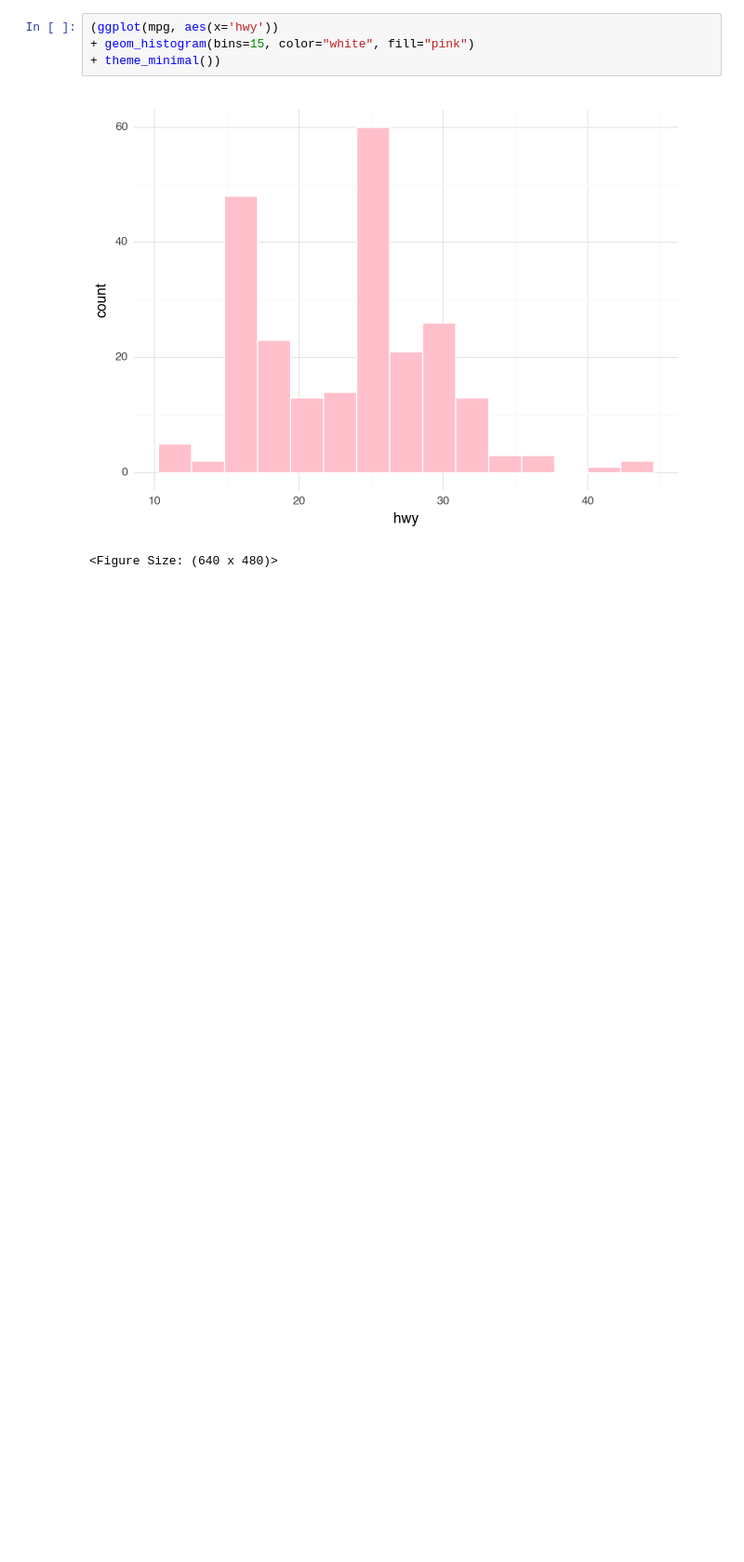
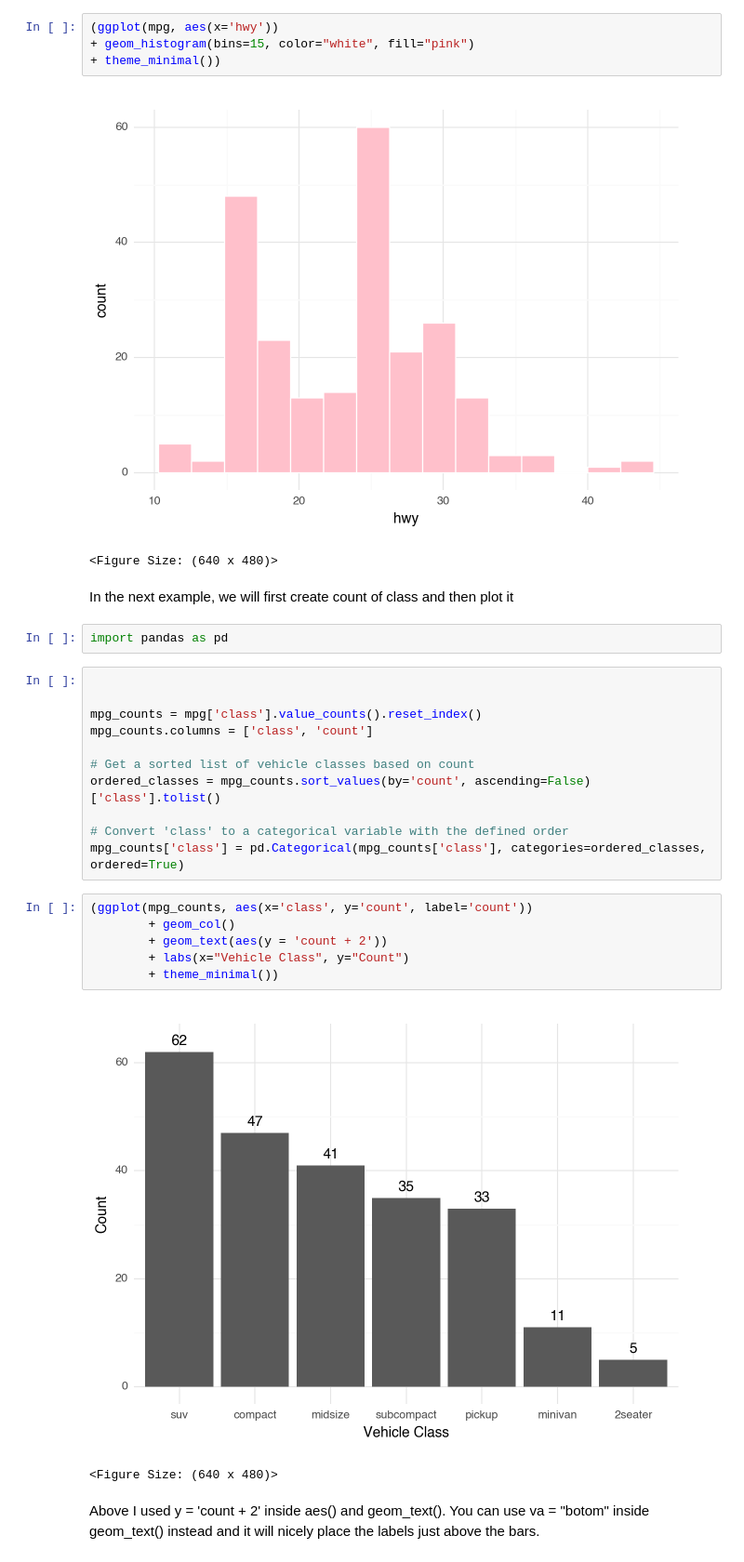
Before and after one commit to ashgreat/DA6233-2023, a Jupyter notebook: plotnine-example.ipynb, the cells around one changed output. Shown at 93% size. Cells and saved outputs as stored; diff of their text form; blank space fills up the shorter version.

Commit message:
updated plotnine example

```diff
--- a/plotnine-example.ipynb
+++ b/plotnine-example.ipynb
@@ -19,3 +19,29 @@ from plotnine.data import mpg
 # %% [output]
 [figure]
 <Figure Size: (640 x 480)>
+# %% [markdown]
+In the next example, we will first create count of class and then plot it
+# %%
+import pandas as pd
+# %%
+
+
+mpg_counts = mpg['class'].value_counts().reset_index()
+mpg_counts.columns = ['class', 'count']
+
+# Get a sorted list of vehicle classes based on count
+ordered_classes = mpg_counts.sort_values(by='count', ascending=False)['class'].tolist()
+
+# Convert 'class' to a categorical variable with the defined order
+mpg_counts['class'] = pd.Categorical(mpg_counts['class'], categories=ordered_classes, ordered=True)
+# %%
+(ggplot(mpg_counts, aes(x='class', y='count', label='count'))
+        + geom_col()
+        + geom_text(aes(y = 'count + 2'))
+        + labs(x="Vehicle Class", y="Count")
+        + theme_minimal())
+# %% [output]
+[figure, added]
+<Figure Size: (640 x 480)>
+# %% [markdown]
+Above I used y = 'count + 2' inside aes() and geom_text(). You can use va = "botom" inside geom_text() instead and it will nicely place the labels just above the bars.
```
Also changed, not shown: parts of 1 cell of this notebook.
